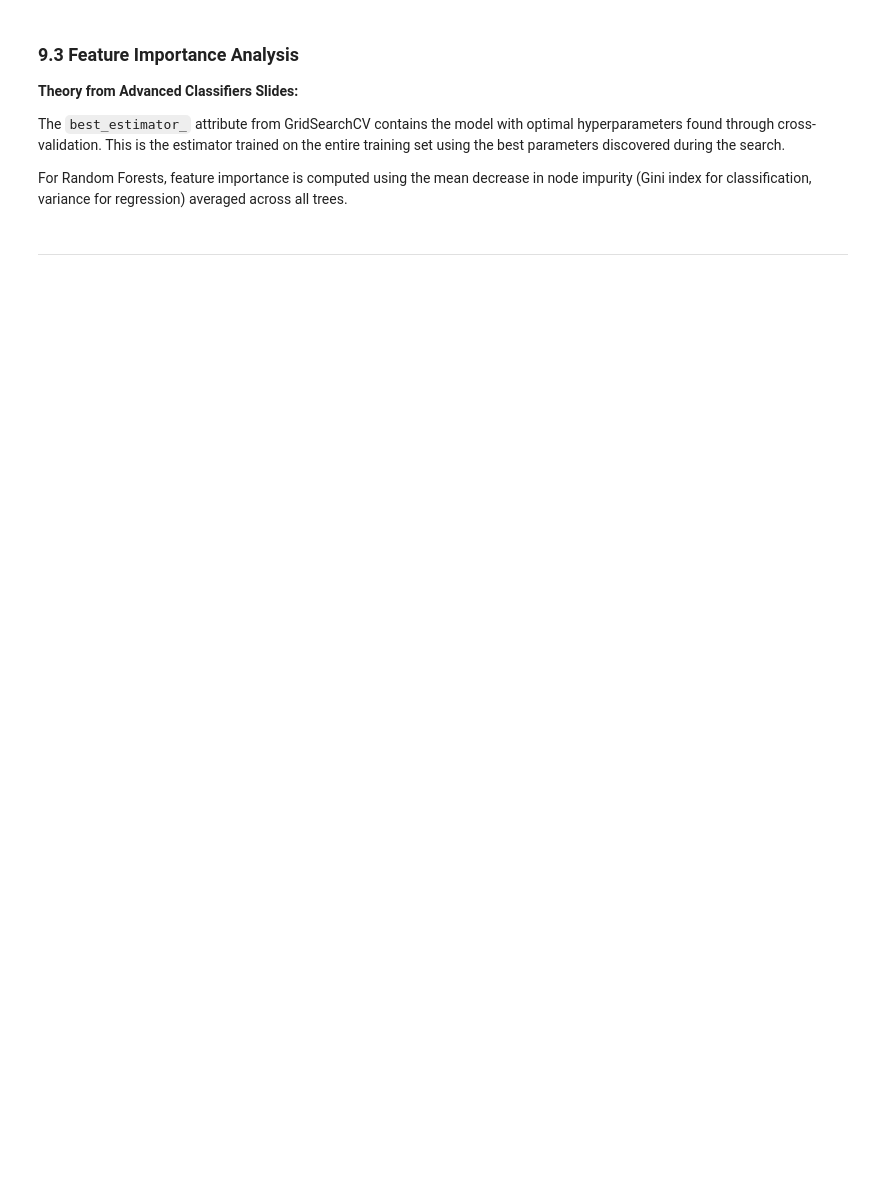
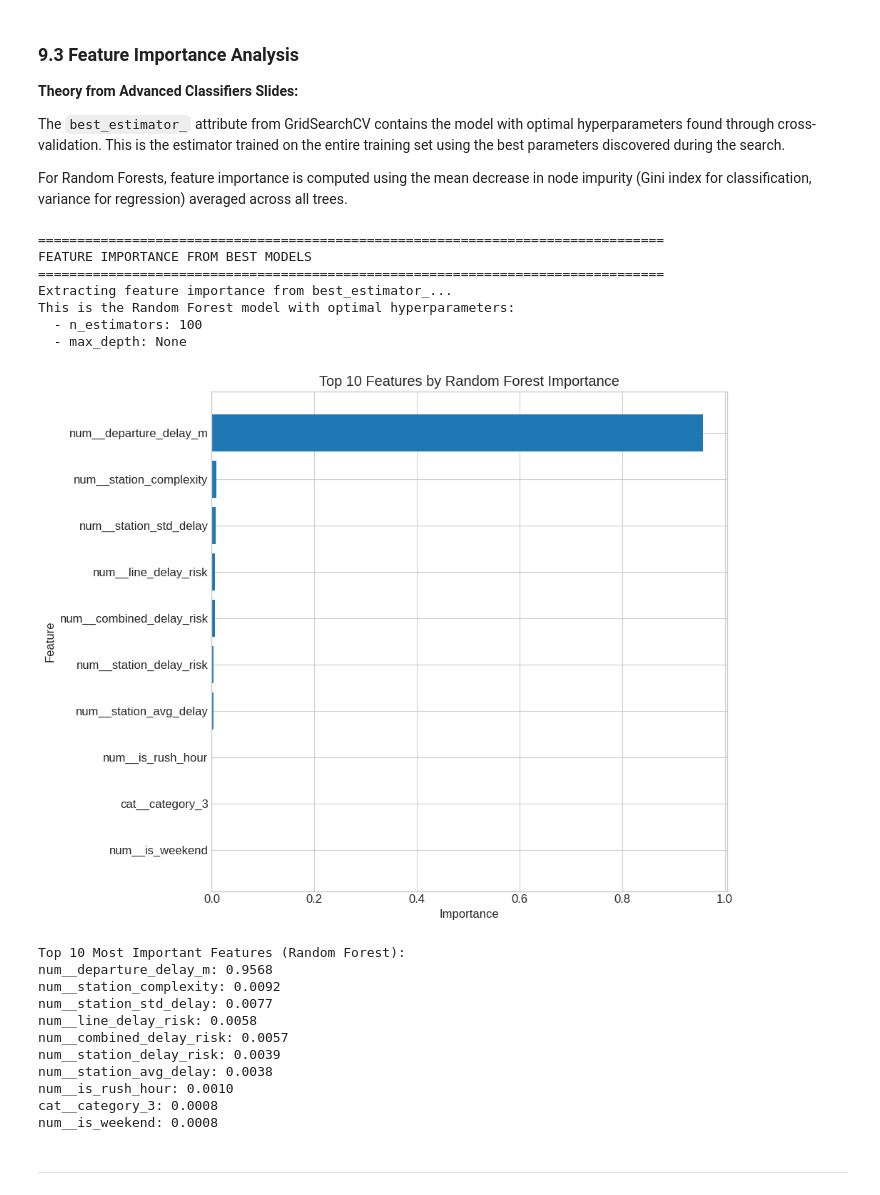
Before and after one commit to HlexNC/Painfully-Trivial, a Jupyter notebook: 1-Machine-Learning-v2.ipynb, the cells around one changed output. Cells and saved outputs as stored; diff of their text form; code cells hidden in the pictures; blank space fills up the shorter version.

```diff
--- a/1-Machine-Learning-v2.ipynb
+++ b/1-Machine-Learning-v2.ipynb
@@ -1422,33 +1427,55 @@ For Random Forests, feature importance is computed using the mean decrease in no
 # %%
 print("\n" + "="*80)
 print("FEATURE IMPORTANCE FROM BEST MODELS")
 print("="*80)
 
 # Extract best estimator from GridSearchCV
 best_rf = grid_search_rf.best_estimator_
 
 print("Extracting feature importance from best_estimator_...")
 print("This is the Random Forest model with optimal hyperparameters:")
 print(f"  - n_estimators: {best_rf.named_steps['regressor'].n_estimators}")
 print(f"  - max_depth: {best_rf.named_steps['regressor'].max_depth}")
 
 # Get feature importances
 rf_regressor = best_rf.named_steps['regressor']
 importances = rf_regressor.feature_importances_
 
-# Plot top 15 features
+# Plot top 10 features
 plt.figure(figsize=(10, 8))
-plt.barh(range(len(importances)), importances, align='center')
-plt.yticks(range(len(importances)), X_train.columns)
+indices = np.argsort(importances)[::-1][:10]
+plt.barh(range(len(indices)), importances[indices], align='center')
+plt.yticks(range(len(indices)), [feature_names_all[i] for i in indices])
 plt.xlabel('Importance')
 plt.ylabel('Feature')
-plt.title('Top 15 Features by Random Forest Importance')
-plt.gca().invert_yaxis()  # Show most important at top
+plt.title('Top 10 Features by Random Forest Importance')
+plt.gca().invert_yaxis()
 plt.tight_layout()
 plt.show()
 
 print("\nTop 10 Most Important Features (Random Forest):")
-print(importance_df.head(10))
+for i in indices:
+    print(f"{feature_names_all[i]}: {importances[i]:.4f}")
+# %% [output]
+================================================================================
+FEATURE IMPORTANCE FROM BEST MODELS
+================================================================================
+Extracting feature importance from best_estimator_...
+This is the Random Forest model with optimal hyperparameters:
+  - n_estimators: 100
+  - max_depth: None
+[figure, added]
+Top 10 Most Important Features (Random Forest):
+num__departure_delay_m: 0.9568
+num__station_complexity: 0.0092
+num__station_std_delay: 0.0077
+num__line_delay_risk: 0.0058
+num__combined_delay_risk: 0.0057
+num__station_delay_risk: 0.0039
+num__station_avg_delay: 0.0038
+num__is_rush_hour: 0.0010
+cat__category_3: 0.0008
+num__is_weekend: 0.0008
 # %% [markdown]
 ---
 # %% [markdown]
```
Also changed, not shown: parts of 26 cells of this notebook.
